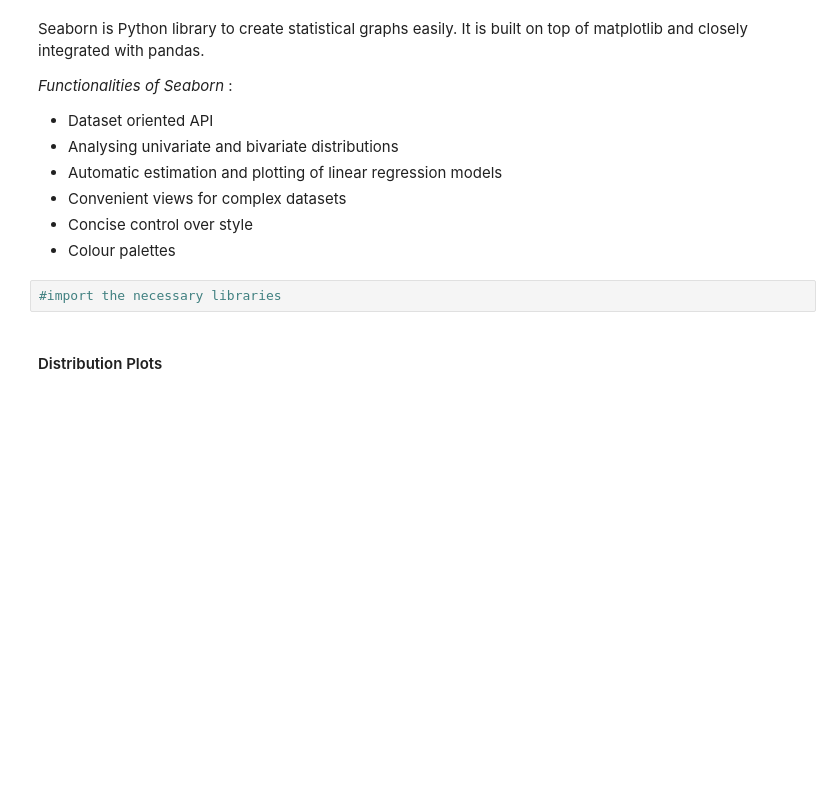
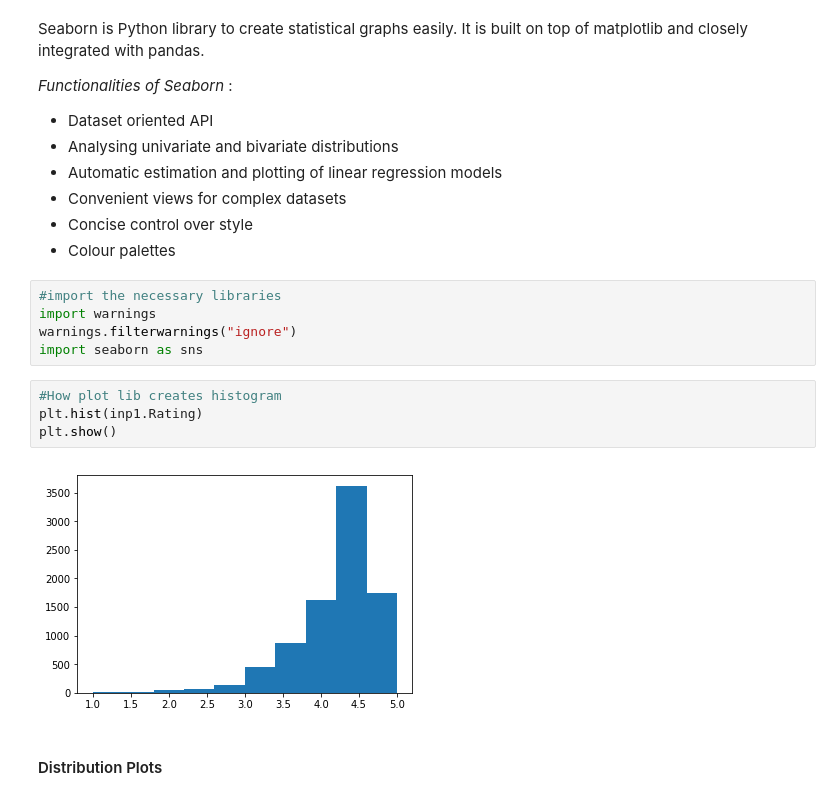
Before and after one commit to HimanshuGautamGitHub/python-data-visualization, a Jupyter notebook: Case Study Notebook/Data Visualisation in Python - Case Study.ipynb, the cells around one changed output. Cells and saved outputs as stored; diff of their text form; blank space fills up the shorter version.

Commit message:
Boxplot, Searborn Histograms,pairplot,scatter plots

```diff
--- a/Case Study Notebook/Data Visualisation in Python - Case Study.ipynb
+++ b/Case Study Notebook/Data Visualisation in Python - Case Study.ipynb
@@ -519,6 +519,15 @@ _Functionalities of Seaborn_ :
 - Colour palettes
 # %%
 #import the necessary libraries
+import warnings
+warnings.filterwarnings("ignore")
+import seaborn as sns
+# %%
+#How plot lib creates histogram
+plt.hist(inp1.Rating)
+plt.show()
+# %% [output]
+[figure, added]
 # %% [markdown]
 #### Distribution Plots
 # %% [markdown]
```
Also changed, not shown: parts of 33 cells of this notebook.
